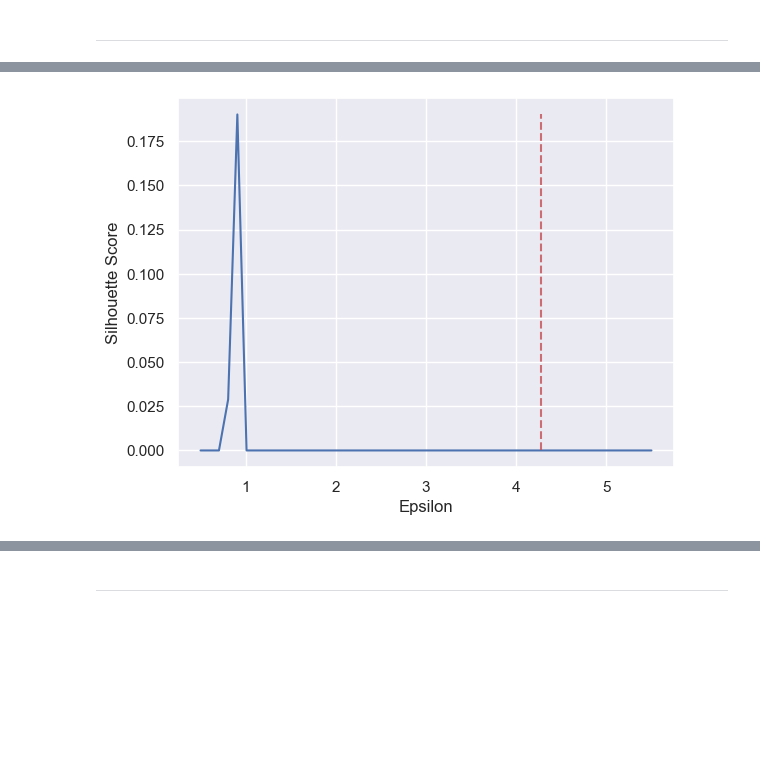
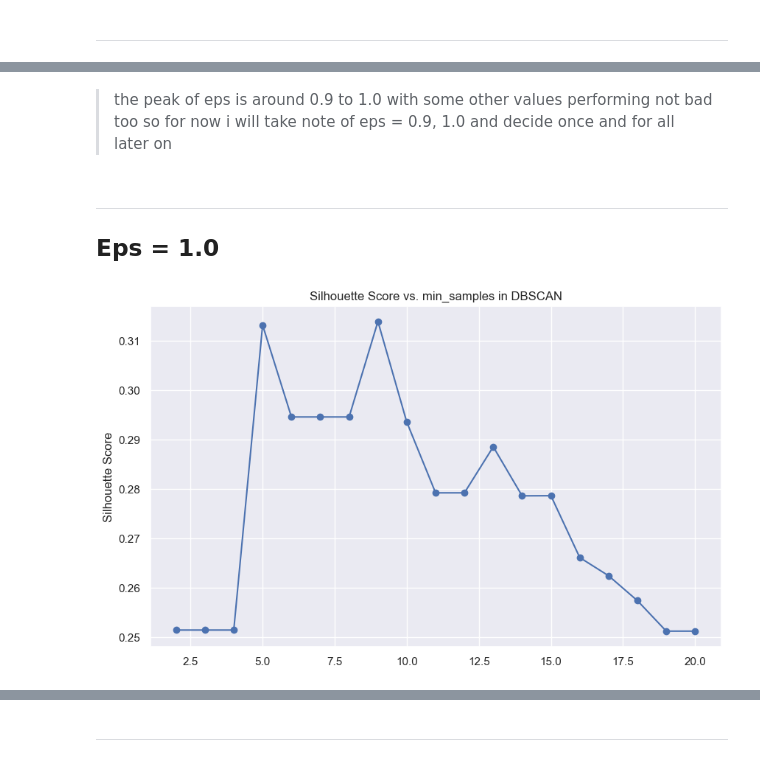
Before and after one commit to ahmakhoo/Forecasting-Clustering-Project, a Jupyter notebook: CA2 part 2.ipynb, the cells around one changed output, grey strips where cells are left out. Saved outputs shown, nothing was run; the diff lists cells and outputs as text; code cells hidden in the pictures; blank space fills up the shorter version.

```diff
--- a/CA2 part 2.ipynb
+++ b/CA2 part 2.ipynb
@@ -1015,23 +790,27 @@ DBSCAN has 2 parameters notably `eps` and `min_samples`
+# %% [markdown]
+>the peak of eps is around 0.9 to 1.0 with some other values performing not bad too so for now i will take note of eps = 0.9, 1.0 and decide once and for all later on
+# %% [markdown]
+---
+
+## Eps = 1.0
 # %%
-eps_values = np.linspace(0.5, 5.5)
-silhouette_values = np.zeros((len(eps_values)))
+min_samples_values = np.arange(2, 21)
 
-for idx, eps in enumerate(eps_values):
+silhouette_values = np.zeros(len(min_samples_values))
+
+for idx, min_samples in enumerate(min_samples_values):
     try:
-        preds = DBSCAN(eps=eps, min_samples=30).fit_predict(final_df)
-        if len(np.unique(preds)) <= 2: # pass if only one cluster and noise
-            pass
-        else:
+        preds = DBSCAN(eps=1.0, min_samples=min_samples).fit_predict(final_df)
+        if len(np.unique(preds)) > 1:  # Skip if only one cluster and noise
             silhouette_values[idx] = silhouette_score(final_df, preds)
     except:
         pass
 
-silhouette_values = pd.Series(silhouette_values,  index = eps_values)
+plt.figure(figsize=(10, 6))
+plt.plot(min_samples_values, silhouette_values, marker='o', linestyle='-', color='b')
+plt.ylabel('Silhouette Score')
+plt.title('Silhouette Score vs. min_samples in DBSCAN')
+plt.grid(True)
+plt.show()
+# %% [output]
+[figure, added]
-# %%
-silhouette_values.plot()
-plt.vlines(x=4.27, ymin=silhouette_values.min(), ymax=silhouette_values.max(), alpha=.8, linestyles='--', color='r')
-plt.ylabel("Silhouette Score")
-plt.xlabel("Epsilon")
-plt.show()
-# %% [output]
-[figure, removed]
```
Also changed, not shown: parts of 115 cells of this notebook, 52 other files.
